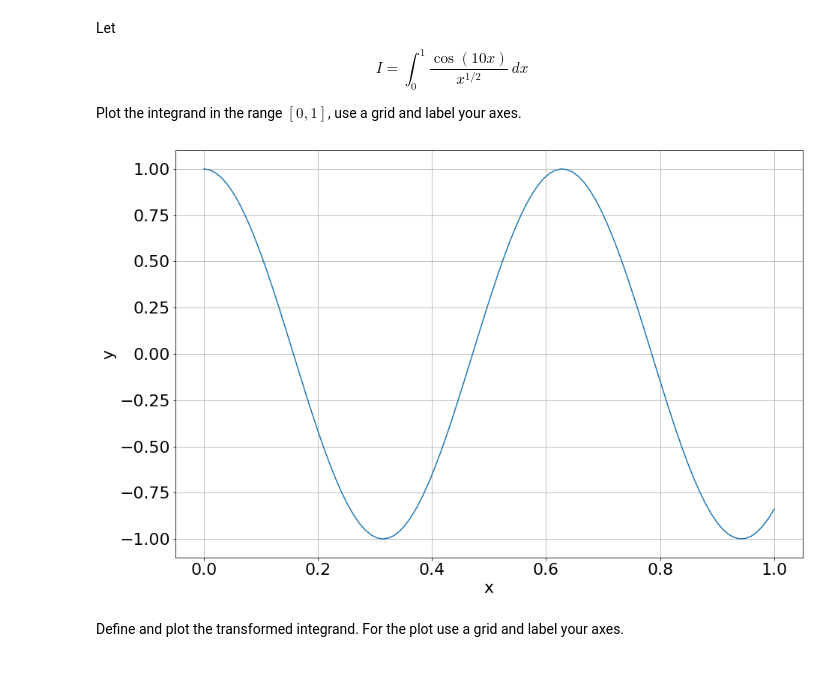
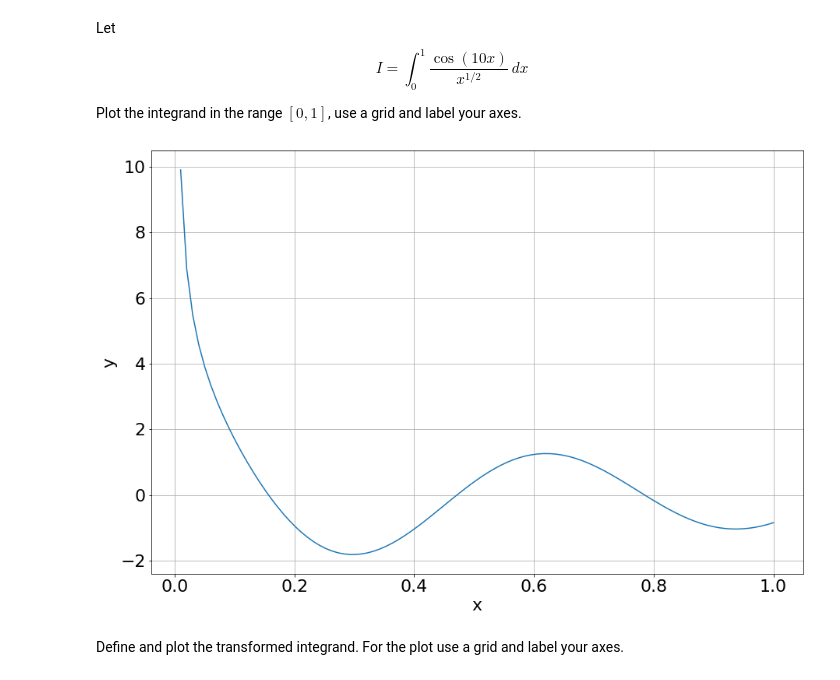
Before and after one commit to Conor-O-Mahony/ACM20030-Assignments, a Jupyter notebook: Assignment 4/Assignment-4.ipynb, the cells around one changed output. Saved outputs shown, nothing was run; the diff lists cells and outputs as text; code cells hidden in the pictures.

```diff
--- a/Assignment 4/Assignment-4.ipynb
+++ b/Assignment 4/Assignment-4.ipynb
@@ -253,14 +244,15 @@ Plot the integrand in the range $[0,1]$, use a grid and label your axes.
 # %%
 def f(x):
     return np.cos(10*x)
 
 x=np.linspace(0,1,100)
-plt.plot(x,f(x))
+plt.plot(x,f(x)/x**(1/2))
+np.seterr(divide='ignore')
 plt.xlabel('x')
 plt.ylabel('y')
 plt.grid()
 # %% [output]
-[figure, old version]
+[figure, new version]
 # %% [markdown]
 Define and plot the transformed integrand. For the plot use a grid and label your axes.
 # %%
```
Also changed, not shown: parts of 7 cells of this notebook.
